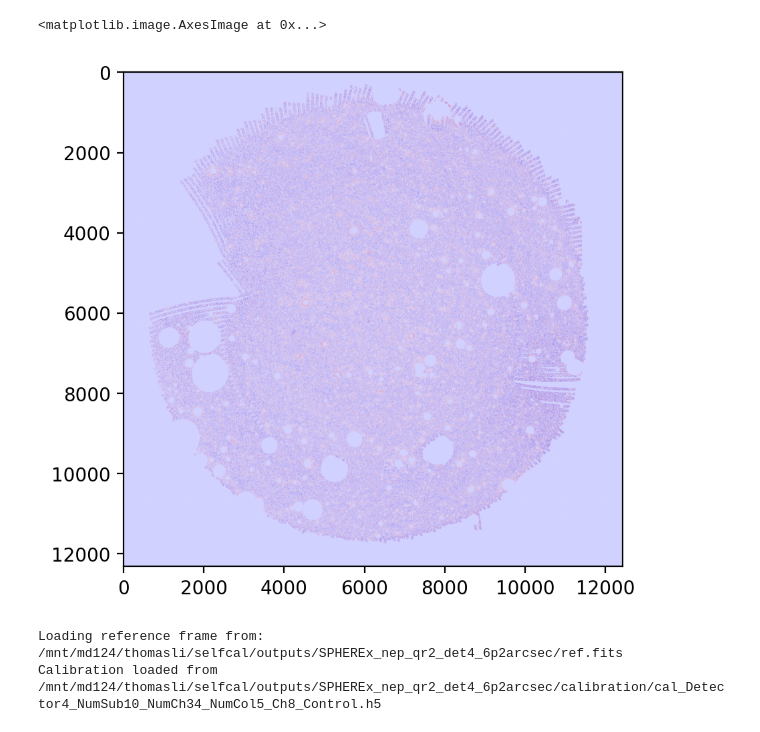
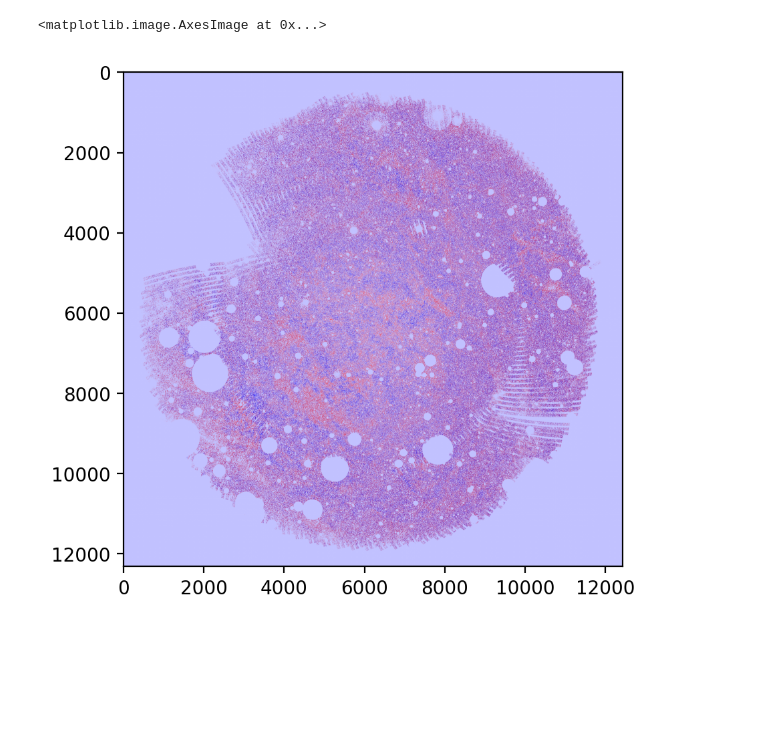
Before and after one commit to ThomasLiii/PySelfCal, a Jupyter notebook: notebooks/make_mosaics.ipynb, the cells around one changed output. Drawn from its saved outputs; the diff is of its cells as text; code cells hidden in the pictures; blank space fills up the shorter version.

```diff
--- a/notebooks/make_mosaics.ipynb
+++ b/notebooks/make_mosaics.ipynb
@@ -124 +197,3 @@ job_name, channel_inputs = list(channel_jobs.items())[0]
+# %%
+cal_path = '/mnt/md124/thomasli/selfcal/outputs/SPHEREx_nep_qr2_det4_6p2arcsec/calibration/cal_Detector4_NumSub10_NumCh34_NumCol3_Ch23_100Damp_10Reg_noSubReg_brightPixelMask.h5'
 # %%
@@ -187,22 +214,7 @@ Calibration saved to /mnt/md124/thomasli/selfcal/outputs/SPHEREx_nep_qr2_det4_6p
 # %%
-skymap = cc.get_skymap()
-vmin, vmax = np.nanpercentile(skymap[np.nonzero(skymap)], [1, 99])
+skymap = mm.skymap
+vmin, vmax = np.nanpercentile(skymap[np.nonzero(skymap)], [25, 75])
 plt.imshow(skymap, vmin=vmin, vmax=vmax, cmap='bwr')
 # %% [output]
 <matplotlib.image.AxesImage at 0x...>
-[figure, old version]
+[figure, new version]
-# %%
-partial_make_offset_map = partial(make_spherex_stripped_offset_map,
-                            chunk_valid_mask=chunk_valid_mask,
-                            lvf_params=detector_inputs['lvf_params'],
-                            r_edges=detector_inputs['r_edges'],
-                            x_edges=detector_inputs['x_edges'],
-                            tot_subchannels=frame_setting['NumSub']*frame_setting['NumCh']+2,
-                            num_columns=frame_setting['NumCol'],
-                            fill_invalid=True)
-
-mm = PipelineWrapper.Mosaicker(selfcal_config, chunk_map=detector_inputs['grid_chunk_map'])
-mm.load_calibration(cal_path=cal_path)
-# %% [output]
-Loading reference frame from: /mnt/md124/thomasli/selfcal/outputs/SPHEREx_nep_qr2_det4_6p2arcsec/ref.fits
-Calibration loaded from /mnt/md124/thomasli/selfcal/outputs/SPHEREx_nep_qr2_det4_6p2arcsec/calibration/cal_Detector4_NumSub10_NumCh34_NumCol5_Ch8_Control.h5
```
Also changed, not shown: parts of 10 cells of this notebook, 14 other files.
